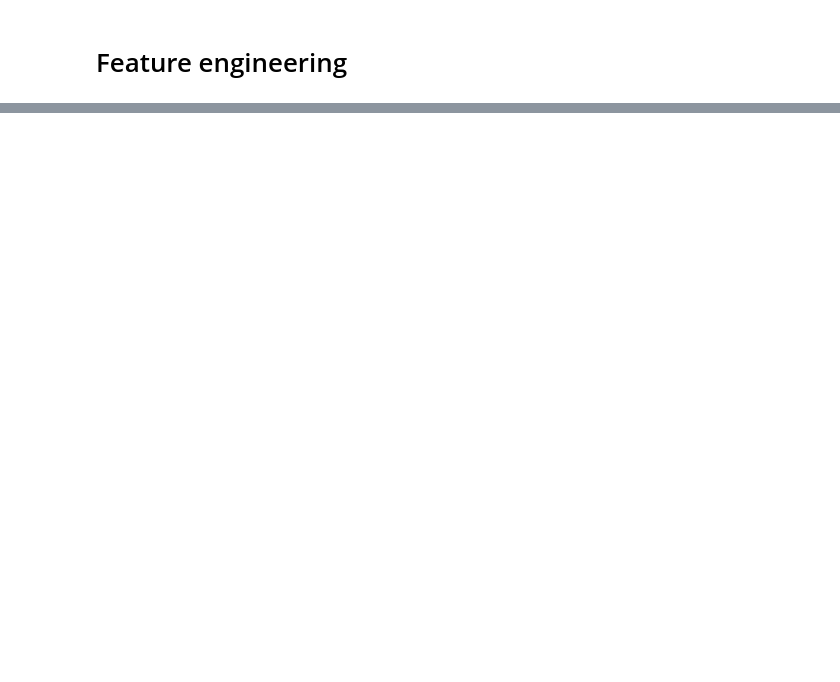
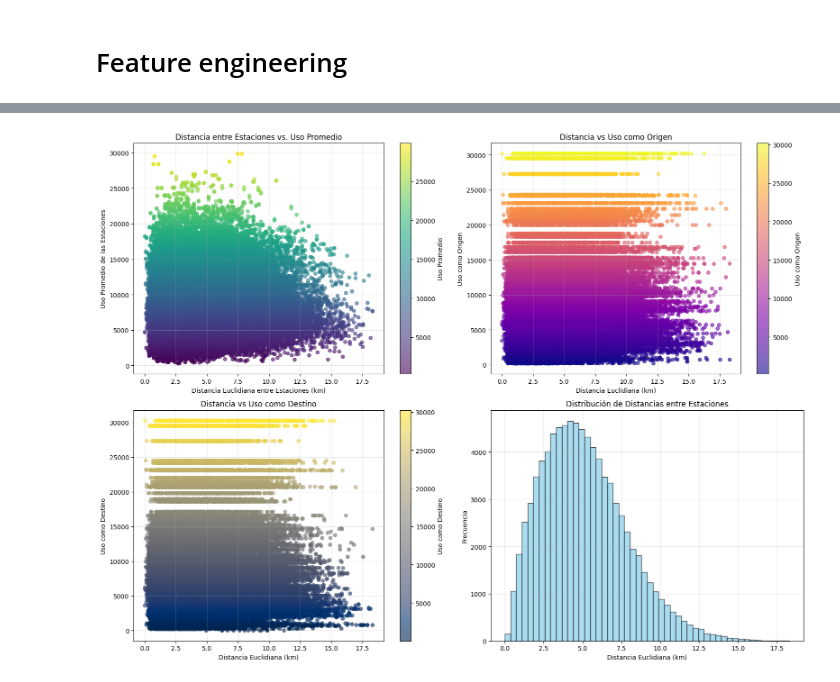
Before and after one commit to ArielMatC/ceia-andd-g2, a Jupyter notebook: data_analysis.ipynb, the cells around one changed output, grey strips where cells are left out. Saved outputs shown, nothing was run; the diff lists cells and outputs as text; code cells hidden in the pictures; blank space fills up the shorter version.

```diff
--- a/data_analysis.ipynb
+++ b/data_analysis.ipynb
@@ -53,6 +57,6 @@ if GET_FILES:
 # %%
-users_df = pd.read_csv("usuarios_2024.csv")
-rides_df = pd.read_csv("recorridos_realizados_2024.csv")
+"""users_df = pd.read_csv("datasets/usuarios_2024.csv")
+rides_df = pd.read_csv("datasets/recorridos_realizados_2024.csv")"""
 # %% [markdown]
 # Hipótesis
 - Los fines de semana hay una mayor cantidad de usuarios nuevos
@@ -3012,0 +1875,8 @@ min       -3.645     -3.712     -3.430     -3.307     -4.849     -4.338
+# %%
+import holidays
+
+feriados_ar = holidays.Argentina(years=[2024])
+# %%
+# Indica si la fecha de origen del recorrido es feriado
+rides_df_train_cleaned['feriado'] = rides_df_train_cleaned['fecha_origen_recorrido'].dt.date.isin(feriados_ar)
+rides_df_test['feriado'] = rides_df_test['fecha_origen_recorrido'].dt.date.isin(feriados_ar)
@@ -3012,0 +1899,6 @@ min       -3.645     -3.712     -3.430     -3.307     -4.849     -4.338
+# %%
+# 1. Distancia euclidiana entre estaciones
+rides_df_train_cleaned['distancia_km'] = np.sqrt(
+    (rides_df_train_cleaned['long_estacion_destino'] - rides_df_train_cleaned['long_estacion_origen'])**2 +
+    (rides_df_train_cleaned['lat_estacion_destino'] - rides_df_train_cleaned['lat_estacion_origen'])**2
+) * 111  # Aproximación: 1 grado = 111 km
@@ -3012,0 +1921,79 @@ min       -3.645     -3.712     -3.430     -3.307     -4.849     -4.338
+# %%
+# Gráfico: Distancia euclidiana entre estaciones vs. uso de esas estaciones
+print("=== ANÁLISIS: DISTANCIA VS USO DE ESTACIONES ===")
+
+# Calcular el uso de cada estación como origen y destino
+uso_origen = rides_df_train_cleaned['nombre_estacion_origen'].value_counts().rename('uso_origen')
+uso_destino = rides_df_train_cleaned['nombre_estacion_destino'].value_counts().rename('uso_destino')
+
+# Crear DataFrame de pares de estaciones con su distancia promedio
+pares_estaciones = rides_df_train_cleaned.groupby(['nombre_estacion_origen', 'nombre_estacion_destino']).agg({
+    'distancia_km': 'mean'
+}).reset_index()
+
+# Filtrar solo pares de estaciones diferentes (origen ≠ destino)
+pares_estaciones = pares_estaciones[pares_estaciones['nombre_estacion_origen'] != pares_estaciones['nombre_estacion_destino']]
+
+# Agregar el uso de cada estación al DataFrame de pares
+pares_estaciones = pares_estaciones.merge(uso_origen, left_on='nombre_estacion_origen', right_index=True, how='left')
+pares_estaciones = pares_estaciones.merge(uso_destino, left_on='nombre_estacion_destino', right_index=True, how='left')
+
+# Calcular el uso promedio entre origen y destino
+pares_estaciones['uso_promedio'] = pares_estaciones[['uso_origen', 'uso_destino']].mean(axis=1)
+
+print(f"Número de pares de estaciones analizados: {len(pares_estaciones)}")
+print(f"Rango de distancias: {pares_estaciones['distancia_km'].min():.3f} - {pares_estaciones['distancia_km'].max():.3f} km")
+print(f"Rango de uso promedio: {pares_estaciones['uso_promedio'].min():.0f} - {pares_estaciones['uso_promedio'].max():.0f} viajes")
+
+# Crear visualización con múltiples gráficos
+fig, axes = plt.subplots(2, 2, figsize=(16, 12))
+
+# Gráfico 1: Scatter plot principal - Distancia vs Uso Promedio
+scatter = axes[0,0].scatter(pares_estaciones['distancia_km'], pares_estaciones['uso_promedio'],
+                           alpha=0.6, s=30, c=pares_estaciones['uso_promedio'], cmap='viridis')
+axes[0,0].set_xlabel('Distancia Euclidiana entre Estaciones (km)')
+axes[0,0].set_ylabel('Uso Promedio de las Estaciones')
+axes[0,0].set_title('Distancia entre Estaciones vs. Uso Promedio')
+axes[0,0].grid(True, alpha=0.3)
+plt.colorbar(scatter, ax=axes[0,0], label='Uso Promedio')
+
+# Gráfico 2: Distancia vs Uso como Origen
+scatter2 = axes[0,1].scatter(pares_estaciones['distancia_km'], pares_estaciones['uso_origen'],
+                            alpha=0.6, s=30, c=pares_estaciones['uso_origen'], cmap='plasma')
+axes[0,1].set_xlabel('Distancia Euclidiana (km)')
+axes[0,1].set_ylabel('Uso como Origen')
+axes[0,1].set_title('Distancia vs Uso como Origen')
+axes[0,1].grid(True, alpha=0.3)
+plt.colorbar(scatter2, ax=axes[0,1], label='Uso como Origen')
+
+# Gráfico 3: Distancia vs Uso como Destino
+scatter3 = axes[1,0].scatter(pares_estaciones['distancia_km'], pares_estaciones['uso_destino'],
+                            alpha=0.6, s=30, c=pares_estaciones['uso_destino'], cmap='cividis')
+axes[1,0].set_xlabel('Distancia Euclidiana (km)')
+axes[1,0].set_ylabel('Uso como Destino')
+axes[1,0].set_title('Distancia vs Uso como Destino')
+axes[1,0].grid(True, alpha=0.3)
+plt.colorbar(scatter3, ax=axes[1,0], label='Uso como Destino')
+
+# Gráfico 4: Histograma de distancias
+axes[1,1].hist(pares_estaciones['distancia_km'], bins=50, alpha=0.7, color='skyblue', edgecolor='black')
+axes[1,1].set_xlabel('Distancia Euclidiana (km)')
+axes[1,1].set_ylabel('Frecuencia')
+axes[1,1].set_title('Distribución de Distancias entre Estaciones')
+axes[1,1].grid(True, alpha=0.3)
+
+plt.tight_layout()
+plt.show()
+
+# Análisis de correlación
+correlacion = pares_estaciones['distancia_km'].corr(pares_estaciones['uso_promedio'])
+print(f"\n=== ANÁLISIS DE CORRELACIÓN ===")
+print(f"Correlación entre distancia y uso promedio: {correlacion:.3f}")
+
+# Top 10 pares de estaciones más utilizados
+top_pares = pares_estaciones.nlargest(10, 'uso_promedio')[['nombre_estacion_origen', 'nombre_estacion_destino', 'distancia_km', 'uso_promedio']]
+print(f"\n=== TOP 10 PARES DE ESTACIONES MÁS UTILIZADOS ===")
+for idx, row in top_pares.iterrows():
+    print(f"{row['nombre_estacion_origen']} → {row['nombre_estacion_destino']}")
+    print(f"  Distancia: {row['distancia_km']:.3f} km, Uso promedio: {row['uso_promedio']:.0f} viajes\n")
+# %% [output]
@@ -3012,0 +2004 @@ min       -3.645     -3.712     -3.430     -3.307     -4.849     -4.338
+[figure, added]
```
Also changed, not shown: parts of 72 cells of this notebook, 3 other files.
